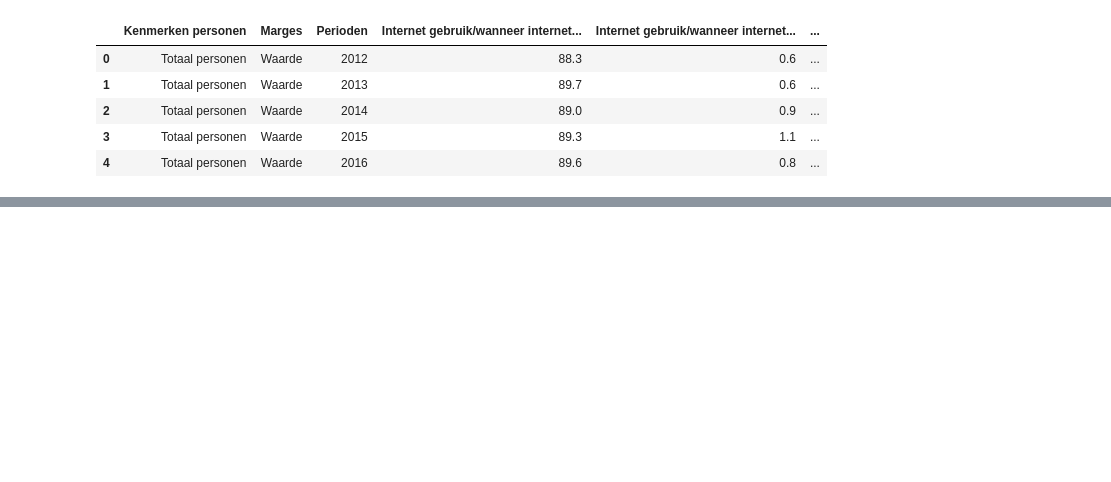
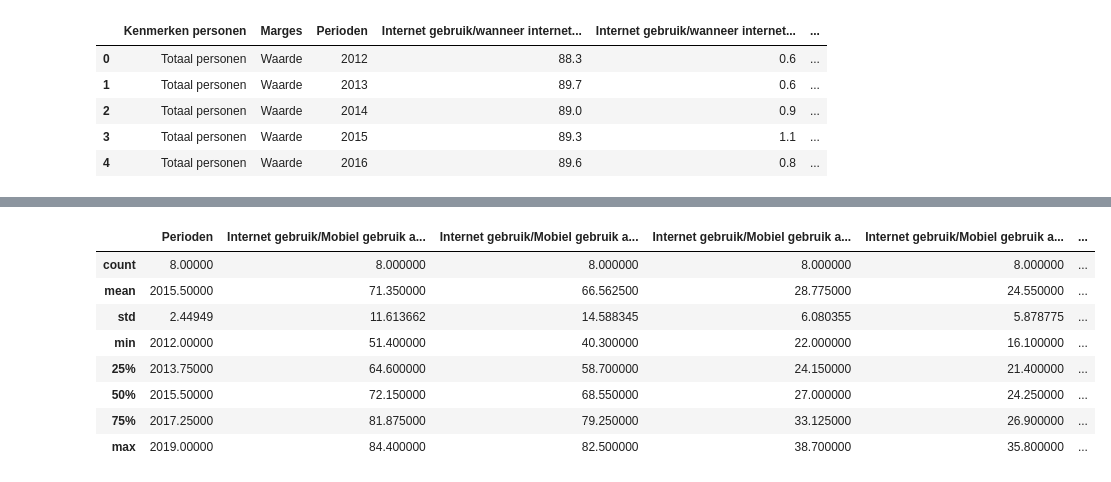
Before and after one commit to lauren-haan-gilbert/customer-behaviour-insight-engine, a Jupyter notebook: notebooks/06a_cbs_digital_adoption.ipynb, the cells around one changed output, grey strips where cells are left out. Drawn from its saved outputs; the diff is of its cells as text; code cells hidden in the pictures; blank space fills up the shorter version.

```diff
--- a/notebooks/06a_cbs_digital_adoption.ipynb
+++ b/notebooks/06a_cbs_digital_adoption.ipynb
@@ -76,0 +214,14 @@ list(cbs.columns[:5])
+# %%
+# 6. Quick summary states for device usage over time
+
+cbs_devices.describe(include="all")
+# %% [output]
+|  | Perioden | Internet gebruik/Mobiel gebruik a... | Internet gebruik/Mobiel gebruik a... | Internet gebruik/Mobiel gebruik a... | Internet gebruik/Mobiel gebruik a... | ... |
+| count | 8.00000 | 8.000000 | 8.000000 | 8.000000 | 8.000000 | ... |
+| mean | 2015.50000 | 71.350000 | 66.562500 | 28.775000 | 24.550000 | ... |
+| std | 2.44949 | 11.613662 | 14.588345 | 6.080355 | 5.878775 | ... |
+| min | 2012.00000 | 51.400000 | 40.300000 | 22.000000 | 16.100000 | ... |
+| 25% | 2013.75000 | 64.600000 | 58.700000 | 24.150000 | 21.400000 | ... |
+| 50% | 2015.50000 | 72.150000 | 68.550000 | 27.000000 | 24.250000 | ... |
+| 75% | 2017.25000 | 81.875000 | 79.250000 | 33.125000 | 26.900000 | ... |
+| max | 2019.00000 | 84.400000 | 82.500000 | 38.700000 | 35.800000 | ... |
```
Also changed, not shown: parts of 17 cells of this notebook.
